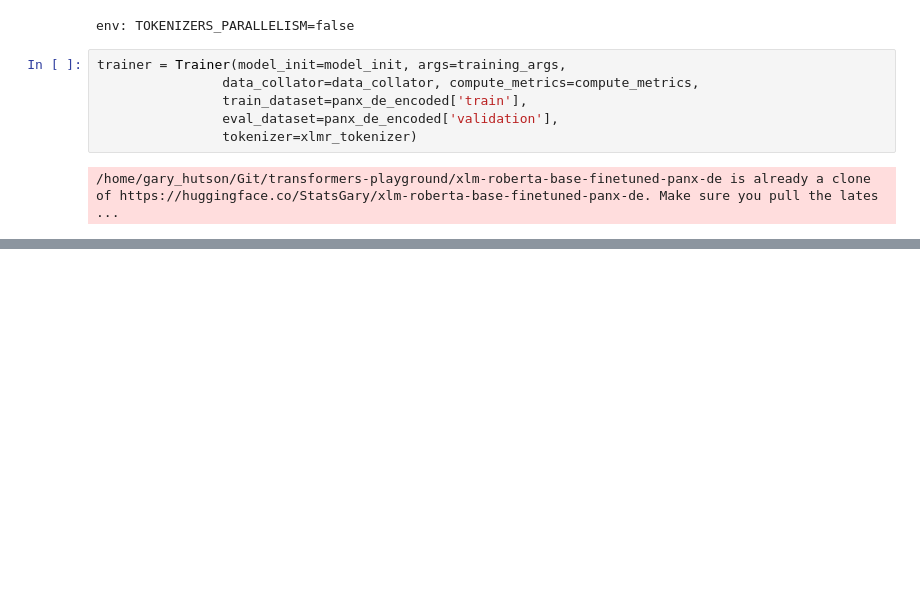
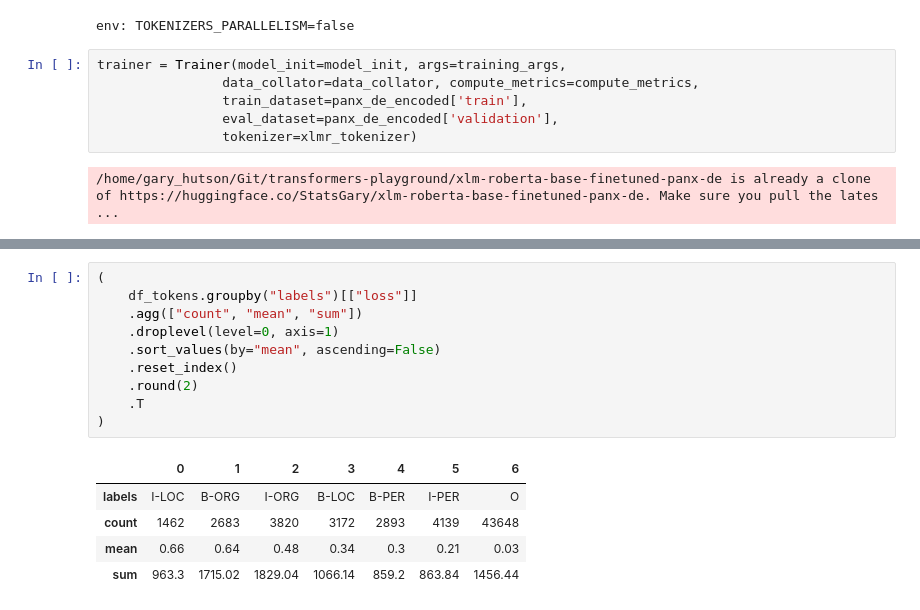
Before and after one commit to StatsGary/transformers-playground, a Jupyter notebook: 02_NER_and_lang_transfer.ipynb, the cells around one changed output, grey strips where cells are left out. Drawn from its saved outputs; the diff is of its cells as text; blank space fills up the shorter version.

```diff
--- a/02_NER_and_lang_transfer.ipynb
+++ b/02_NER_and_lang_transfer.ipynb
@@ -451,0 +563,16 @@ KeyboardInterrupt:
+# %%
+(
+    df_tokens.groupby("labels")[["loss"]]
+    .agg(["count", "mean", "sum"])
+    .droplevel(level=0, axis=1)
+    .sort_values(by="mean", ascending=False)
+    .reset_index()
+    .round(2)
+    .T
+)
+# %% [output]
+|  | 0 | 1 | 2 | 3 | 4 | 5 | 6 |
+| labels | I-LOC | B-ORG | I-ORG | B-LOC | B-PER | I-PER | O |
+| count | 1462 | 2683 | 3820 | 3172 | 2893 | 4139 | 43648 |
+| mean | 0.66 | 0.64 | 0.48 | 0.34 | 0.3 | 0.21 | 0.03 |
+| sum | 963.3 | 1715.02 | 1829.04 | 1066.14 | 859.2 | 863.84 | 1456.44 |
```
Also changed, not shown: parts of 14 cells of this notebook.
